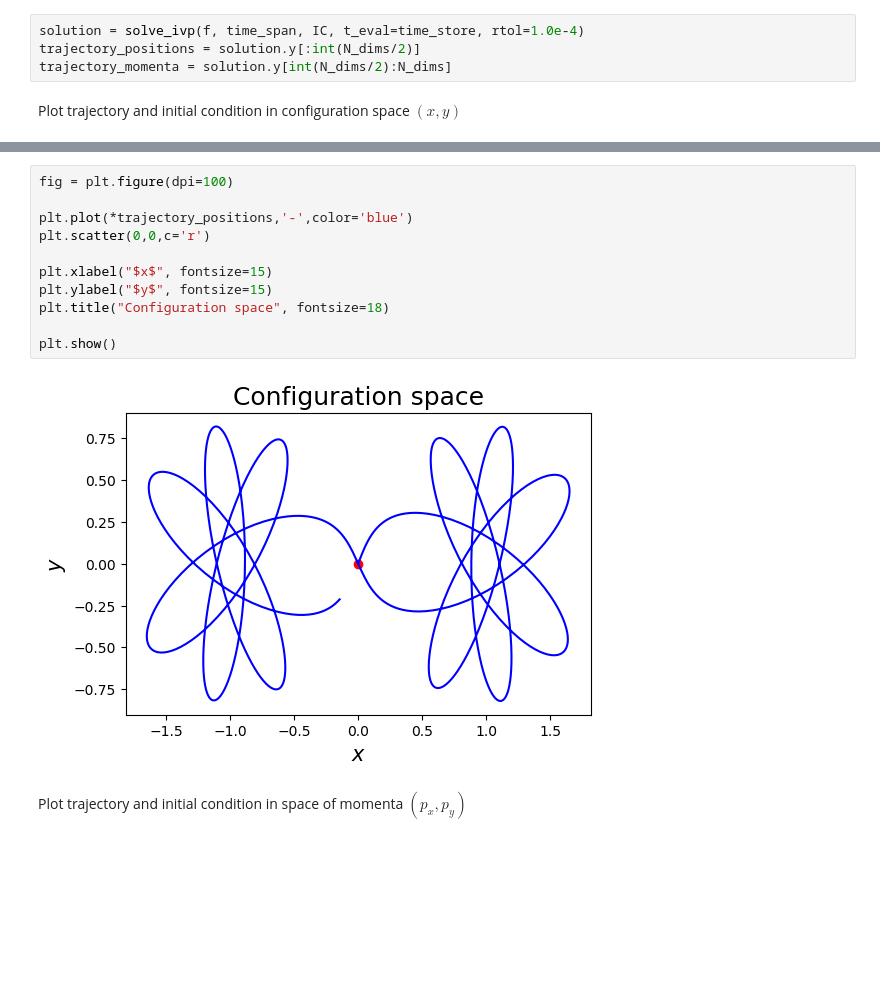
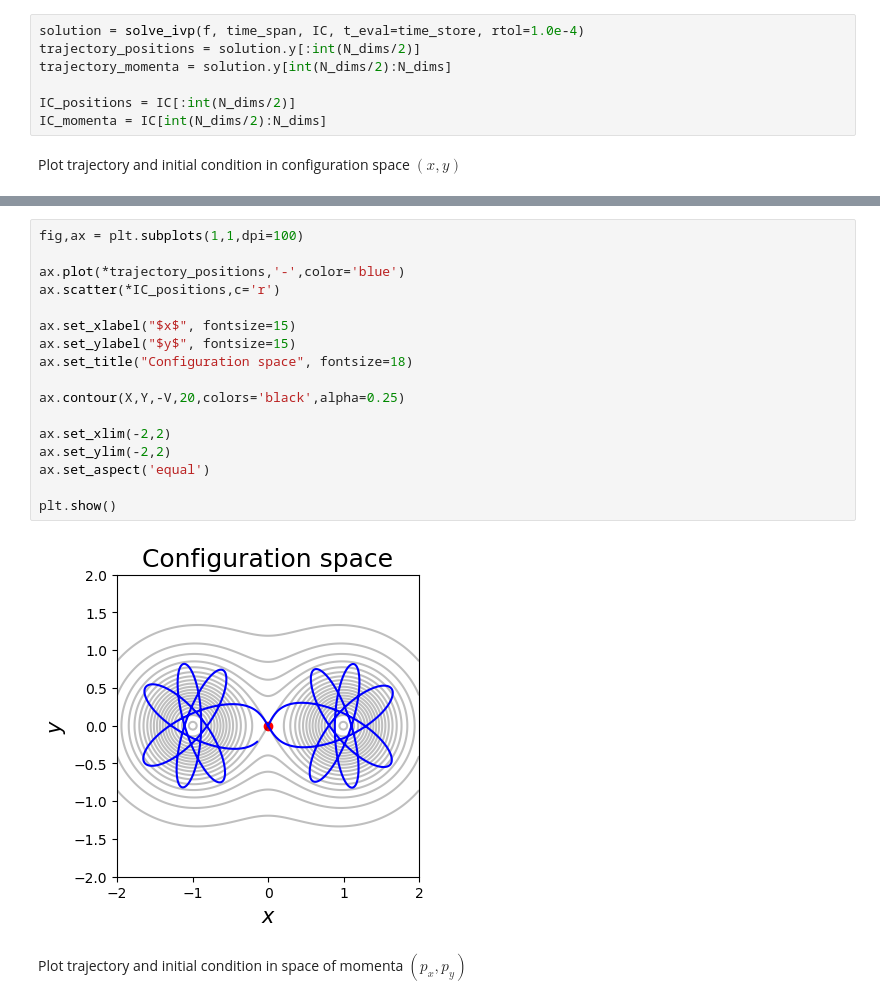
Before and after one commit to broncio123/cirque_project_champs, a Jupyter notebook: notebooks/scratch_notes.ipynb, the cells around one changed output, grey strips where cells are left out. Drawn from its saved outputs; the diff is of its cells as text; blank space fills up the shorter version.

Commit message:
Added examples of trajectories in conf space, overlaid equipotentials

```diff
--- a/notebooks/scratch_notes.ipynb
+++ b/notebooks/scratch_notes.ipynb
@@ -677,5 +678,8 @@ time_store = np.arange(0,tau_max,dt)
 solution = solve_ivp(f, time_span, IC, t_eval=time_store, rtol=1.0e-4)
 trajectory_positions = solution.y[:int(N_dims/2)]
 trajectory_momenta = solution.y[int(N_dims/2):N_dims]
+
+IC_positions = IC[:int(N_dims/2)]
+IC_momenta = IC[int(N_dims/2):N_dims]
 # %% [markdown]
 Plot trajectory and initial condition in configuration space $(x, y)$
@@ -682,16 +698,22 @@ Plot trajectory and initial condition in configuration space $(x, y)$
 # %%
-fig = plt.figure(dpi=100)
+fig,ax = plt.subplots(1,1,dpi=100)
 
-plt.plot(*trajectory_positions,'-',color='blue')
-plt.scatter(0,0,c='r')
+ax.plot(*trajectory_positions,'-',color='blue')
+ax.scatter(*IC_positions,c='r')
 
-plt.xlabel("$x$", fontsize=15)
-plt.ylabel("$y$", fontsize=15)
-plt.title("Configuration space", fontsize=18)
+ax.set_xlabel("$x$", fontsize=15)
+ax.set_ylabel("$y$", fontsize=15)
+ax.set_title("Configuration space", fontsize=18)
+
+ax.contour(X,Y,-V,20,colors='black',alpha=0.25)
+
+ax.set_xlim(-2,2)
+ax.set_ylim(-2,2)
+ax.set_aspect('equal')
 
 plt.show()
 # %% [output]
-[figure, old version]
+[figure, new version]
 # %% [markdown]
 Plot trajectory and initial condition in space of momenta $(p_x, p_y)$
 # %%
```
Also changed, not shown: parts of 39 cells of this notebook.
